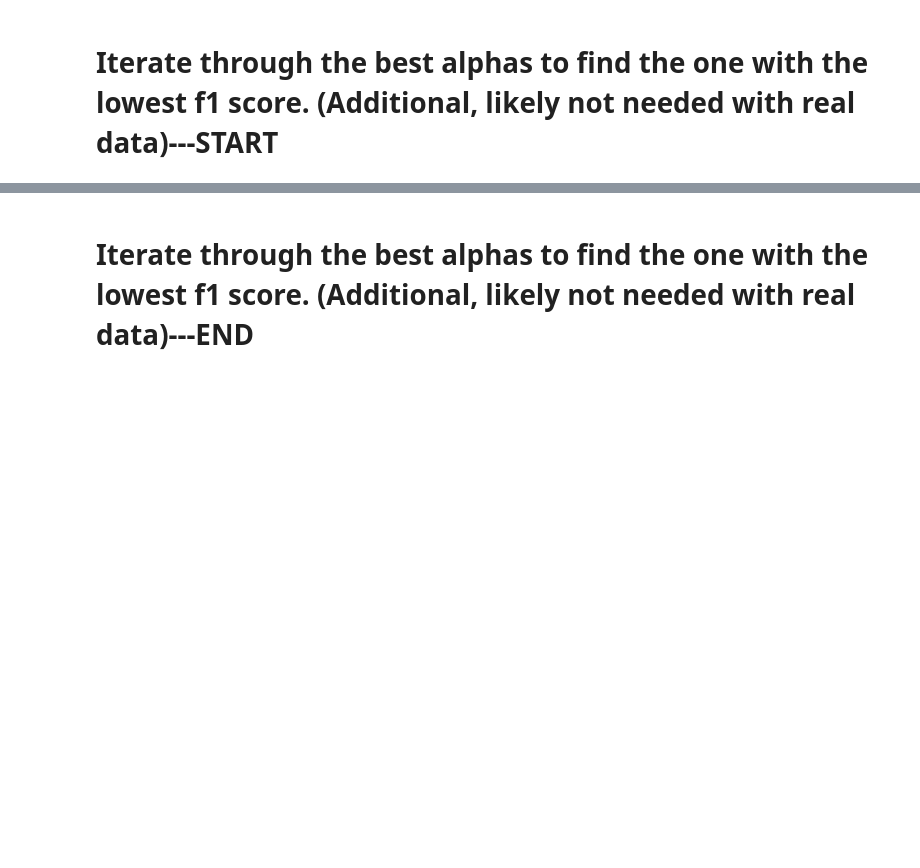
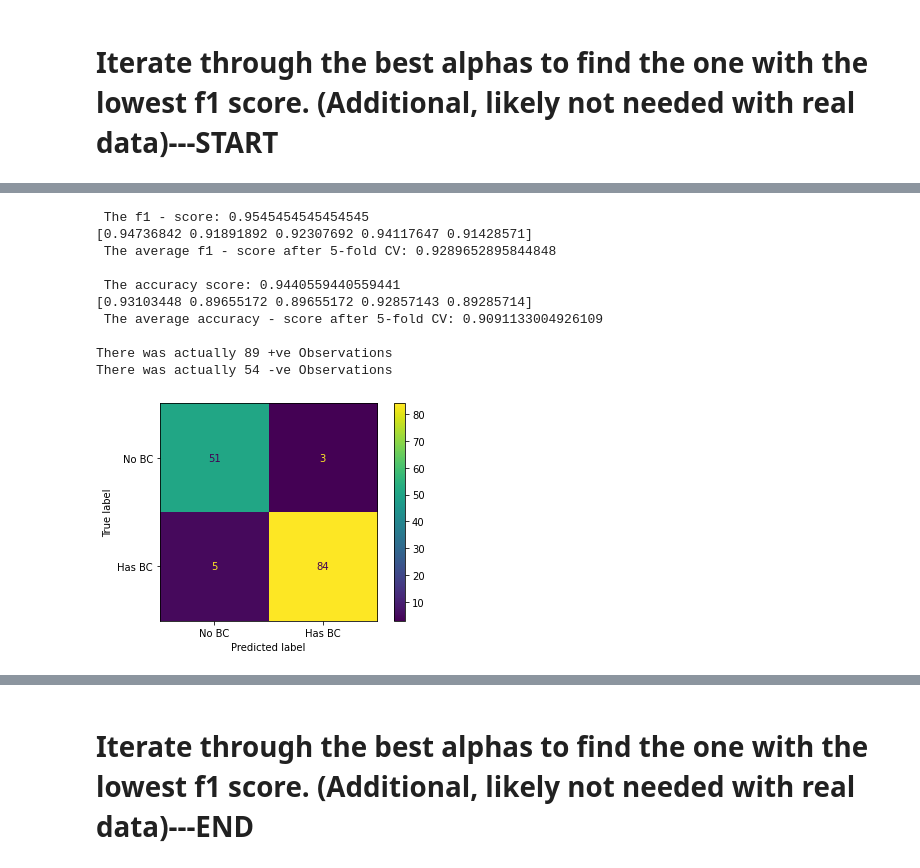
Before and after one commit to swk2020/Breast_Cancer_Detection, a Jupyter notebook: BREAST CANCER DETECTION WITH CCP.ipynb, the cells around one changed output, grey strips where cells are left out. Saved outputs shown, nothing was run; the diff lists cells and outputs as text; code cells hidden in the pictures; blank space fills up the shorter version.

```diff
--- a/BREAST CANCER DETECTION WITH CCP.ipynb
+++ b/BREAST CANCER DETECTION WITH CCP.ipynb
@@ -438,2 +476,22 @@ f1_score(clf_dt_pruned, X_test, y_test)
+# %%
+# Predict the training data it should be less than 100%
+# - Not really need but provides a sanity test and could show if any mistakes have crept up
+
+# We trained the model using X_train and y_train
+
+# Then compare it to y_test data using this confusion matrix
+cm_act_acc_f1(dt = clf_dt_pruned, y = y_test, X= X_test, pos_label = 'Has BC', neg_label= 'No BC')
+# %% [output]
+ The f1 - score: 0.9545454545454545
+[0.94736842 0.91891892 0.92307692 0.94117647 0.91428571]
+ The average f1 - score after 5-fold CV: 0.9289652895844848
+
+ The accuracy score: 0.9440559440559441
+[0.93103448 0.89655172 0.89655172 0.92857143 0.89285714]
+ The average accuracy - score after 5-fold CV: 0.9091133004926109
+
+There was actually 89 +ve Observations
+There was actually 54 -ve Observations
+[figure, added]
 # %%
 ideal_ccp_alpha
```
Also changed, not shown: parts of 35 cells of this notebook.
